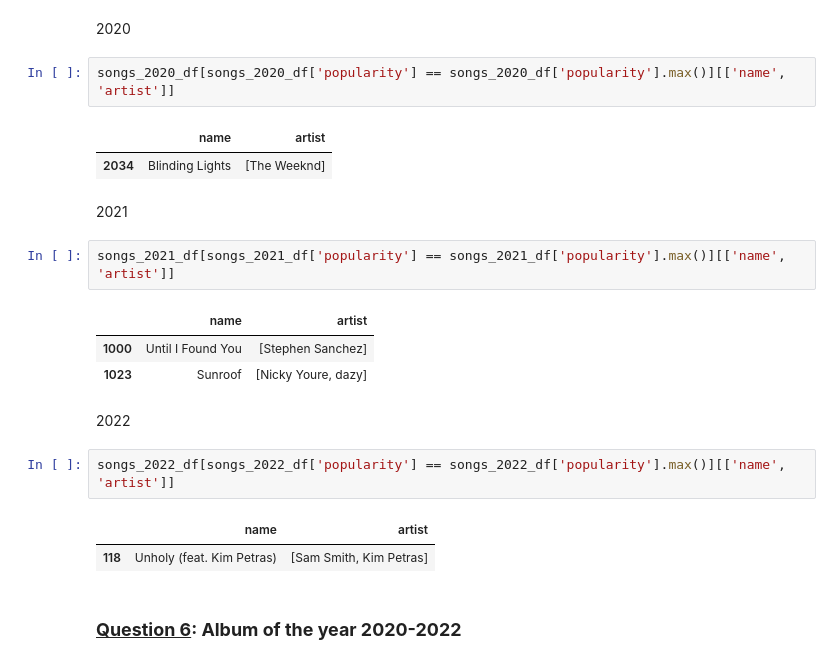
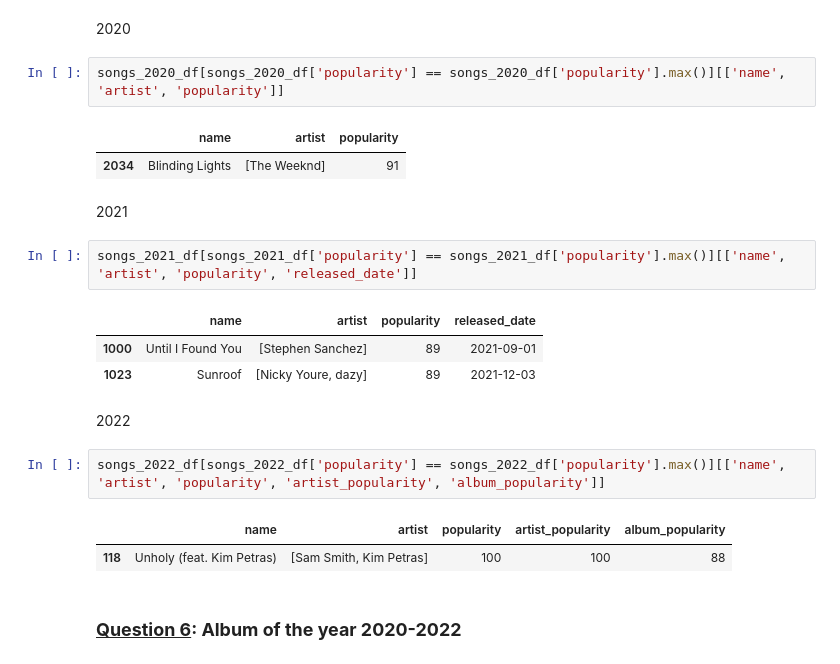
Before and after one commit to quytrungg/Final_Project_CSC14119, a Jupyter notebook: data_analysis/data_analysis.ipynb, the cells around one changed output. Saved outputs shown, nothing was run; the diff lists cells and outputs as text.

```diff
--- a/data_analysis/data_analysis.ipynb
+++ b/data_analysis/data_analysis.ipynb
@@ -91,25 +91,25 @@ songs_2022_df = songs_df[songs_df['released_date'].dt.year == 2022]
 # %% [markdown]
 2020
 # %%
-songs_2020_df[songs_2020_df['popularity'] == songs_2020_df['popularity'].max()][['name', 'artist']]
+songs_2020_df[songs_2020_df['popularity'] == songs_2020_df['popularity'].max()][['name', 'artist', 'popularity']]
 # %% [output]
-|  | name | artist |
-| 2034 | Blinding Lights | [The Weeknd] |
+|  | name | artist | popularity |
+| 2034 | Blinding Lights | [The Weeknd] | 91 |
 # %% [markdown]
 2021
 # %%
-songs_2021_df[songs_2021_df['popularity'] == songs_2021_df['popularity'].max()][['name', 'artist']]
+songs_2021_df[songs_2021_df['popularity'] == songs_2021_df['popularity'].max()][['name', 'artist', 'popularity', 'released_date']]
 # %% [output]
-|  | name | artist |
-| 1000 | Until I Found You | [Stephen Sanchez] |
-| 1023 | Sunroof | [Nicky Youre, dazy] |
+|  | name | artist | popularity | released_date |
+| 1000 | Until I Found You | [Stephen Sanchez] | 89 | 2021-09-01 |
+| 1023 | Sunroof | [Nicky Youre, dazy] | 89 | 2021-12-03 |
 # %% [markdown]
 2022
 # %%
-songs_2022_df[songs_2022_df['popularity'] == songs_2022_df['popularity'].max()][['name', 'artist']]
+songs_2022_df[songs_2022_df['popularity'] == songs_2022_df['popularity'].max()][['name', 'artist', 'popularity', 'artist_popularity', 'album_popularity']]
 # %% [output]
-|  | name | artist |
-| 118 | Unholy (feat. Kim Petras) | [Sam Smith, Kim Petras] |
+|  | name | artist | popularity | artist_popularity | album_popularity |
+| 118 | Unholy (feat. Kim Petras) | [Sam Smith, Kim Petras] | 100 | 100 | 88 |
 # %% [markdown]
 ### <b><u>Question 6</u>: Album of the year 2020-2022</b>
 # %% [markdown]
```
Also changed, not shown: parts of 22 cells of this notebook, 1 other file.
